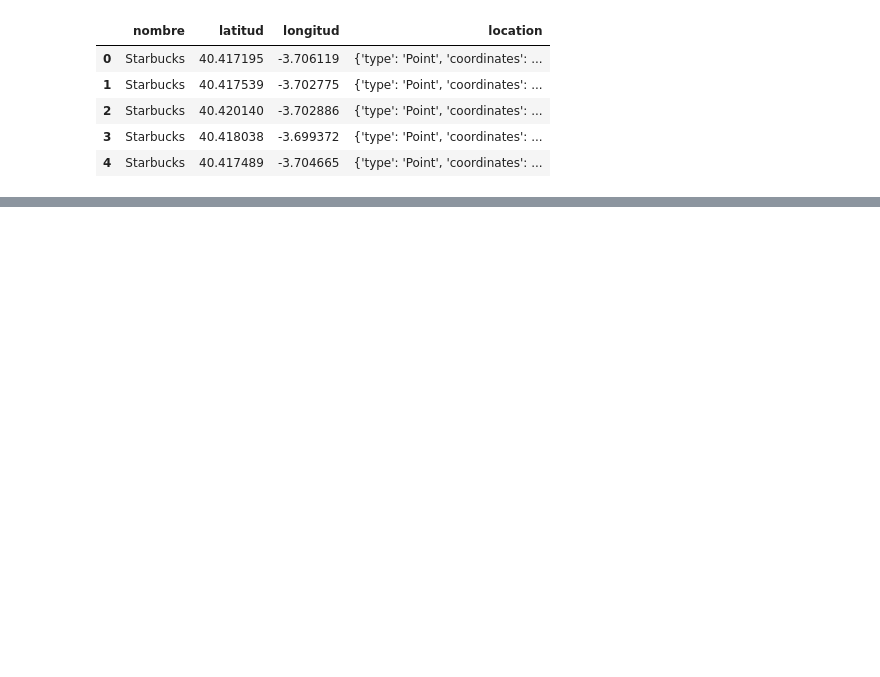
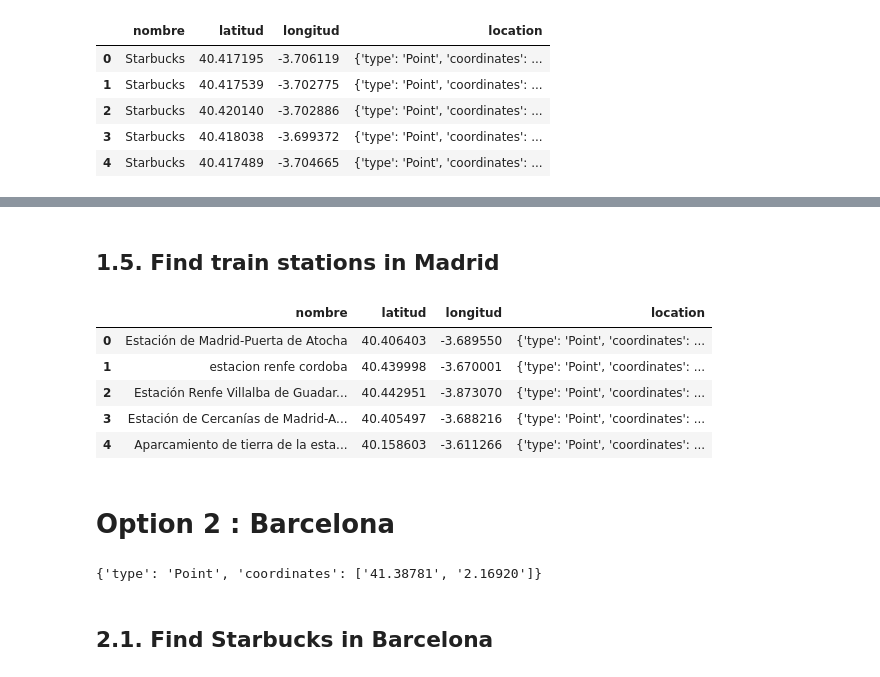
Before and after one commit to AnaWalsh/Office_locator, a Jupyter notebook: GEO.ipynb, the cells around one changed output, grey strips where cells are left out. Cells and saved outputs as stored; diff of their text form; code cells hidden in the pictures; blank space fills up the shorter version.

```diff
--- a/GEO.ipynb
+++ b/GEO.ipynb
@@ -173,0 +166,2 @@ array(['Colegio Oficial de Médicos de Madrid',
+# %% [markdown]
+## 1.5. Find train stations in Madrid
@@ -173,0 +170,12 @@ array(['Colegio Oficial de Médicos de Madrid',
+# %%
+madrid_stations_dict = af.find_places("estacion renfe", madrid)
+# %%
+madrid_stations_df = af.build_df(madrid_stations_dict)
+madrid_stations_df.head()
+# %% [output]
+|  | nombre | latitud | longitud | location |
+| 0 | Estación de Madrid-Puerta de Atocha | 40.406403 | -3.689550 | {'type': 'Point', 'coordinates': ... |
+| 1 | estacion renfe cordoba | 40.439998 | -3.670001 | {'type': 'Point', 'coordinates': ... |
+| 2 | Estación Renfe Villalba de Guadar... | 40.442951 | -3.873070 | {'type': 'Point', 'coordinates': ... |
+| 3 | Estación de Cercanías de Madrid-A... | 40.405497 | -3.688216 | {'type': 'Point', 'coordinates': ... |
+| 4 | Aparcamiento de tierra de la esta... | 40.158603 | -3.611266 | {'type': 'Point', 'coordinates': ... |
@@ -173,0 +184,18 @@ array(['Colegio Oficial de Médicos de Madrid',
+# %% [markdown]
+# Option 2 : Barcelona
+# %%
+#We define "name", "address" and "place" for the Madrid location.
+city_name = "Barcelona"
+city_address = "Plaça de Catalunya"
+
+
+#We use format to parameterize the string that will receive geocode and be able to use it for each of the locations.
+geocode_address = f'{city_address}, {city_name}'
+
+#We search the coordinates for the location of Madrid using the function geocode.
+barcelona = af.geocode(geocode_address)
+barcelona
+# %% [output]
+{'type': 'Point', 'coordinates': ['41.38781', '2.16920']}
+# %% [markdown]
+## 2.1. Find Starbucks in Barcelona
```
Also changed, not shown: parts of 157 cells of this notebook, 14 other files.
